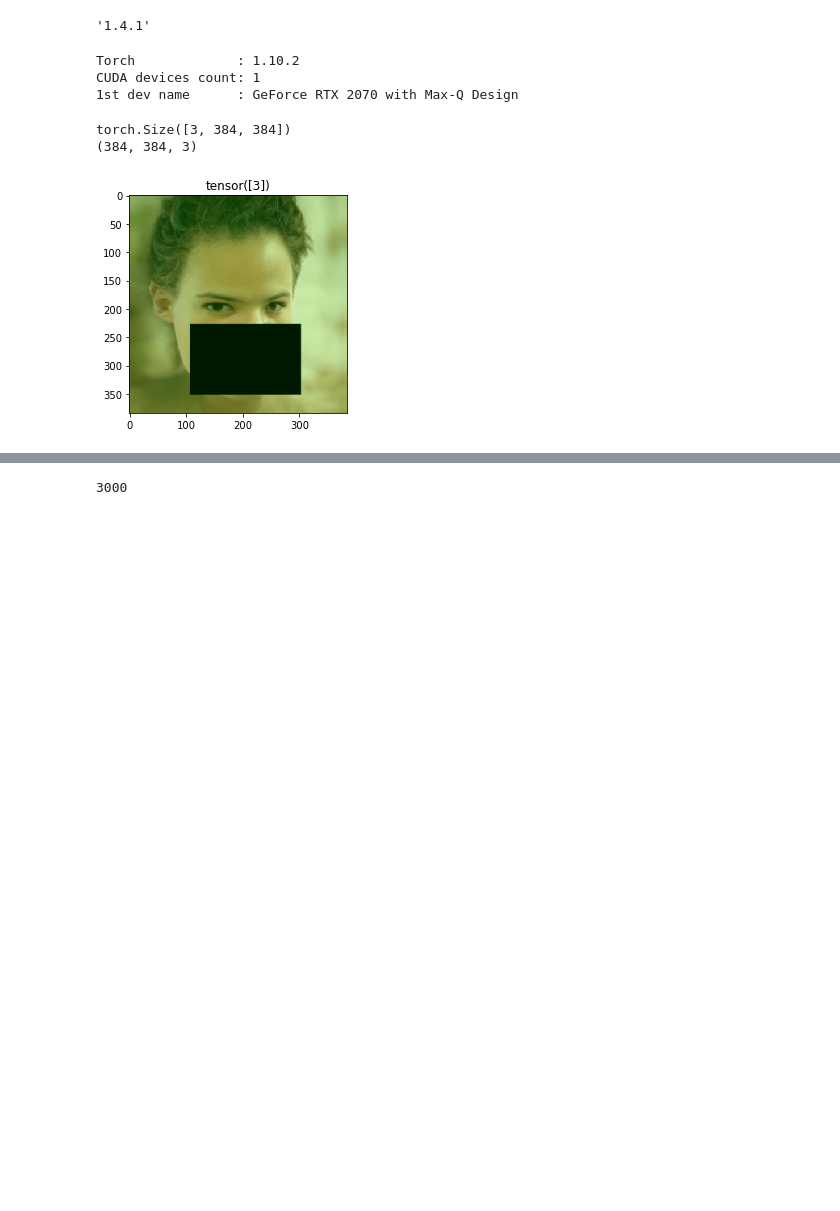
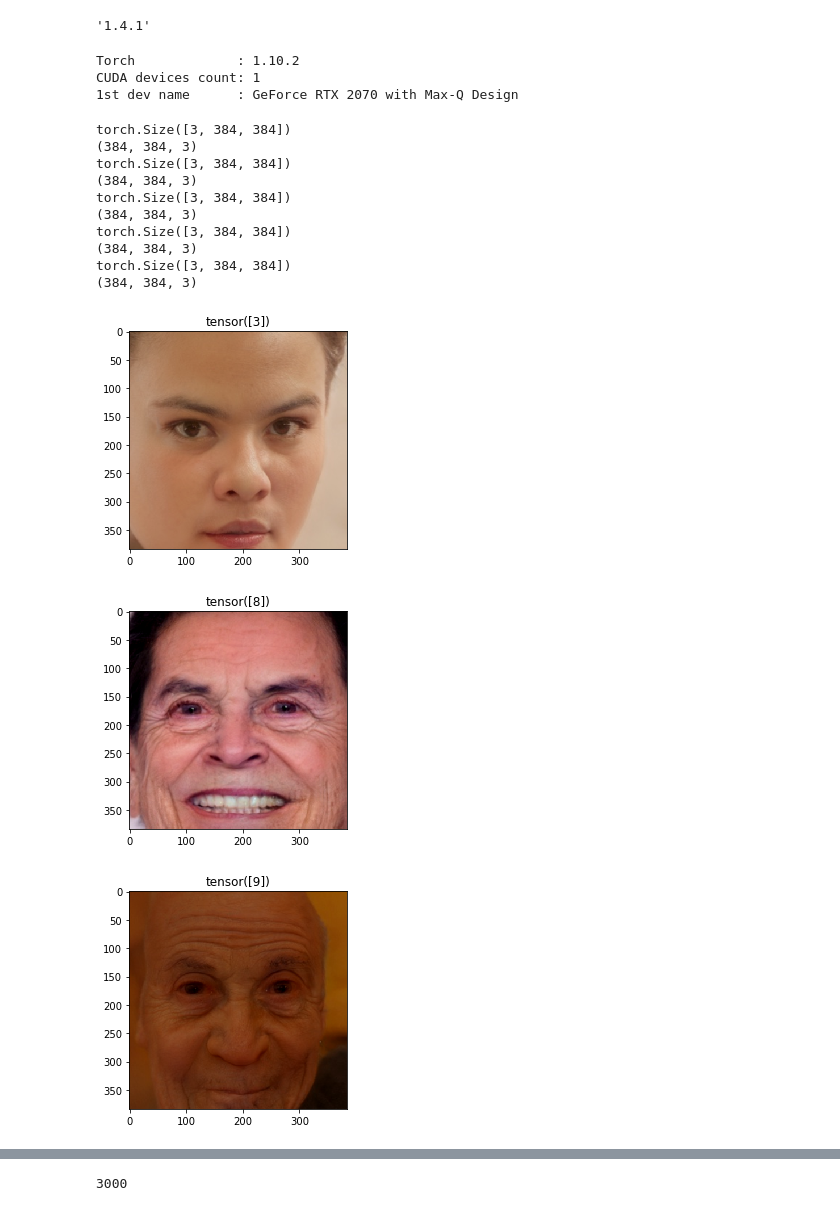
Before and after one commit to deepdrivepl/aicrowd-blitz-faces-2022, a Jupyter notebook: age-prediction/age_cls.ipynb, the cells around one changed output, grey strips where cells are left out. Cells and saved outputs as stored; diff of their text form; code cells hidden in the pictures; blank space fills up the shorter version.

```diff
--- a/age-prediction/age_cls.ipynb
+++ b/age-prediction/age_cls.ipynb
@@ -98,8 +98,8 @@ class AgeDataset(torch.utils.data.Dataset):
         age = self.Ages.index(self.dataframe.iloc[idx, 1])
         age = torch.Tensor(np.array([age]).reshape(-1)).long()
 
-        if self.erase:
-            image = random_erase(image)
+#         if self.erase:
+#             image = random_erase(image)
 
         if self.transform is not None:
             image = self.transform(image)
@@ -462,7 +467,7 @@ augmentations = A.Compose(
                 A.HorizontalFlip(p=0.5),
                 A.OneOf([
                     A.OpticalDistortion(p=0.5),
-                    A.GridDistortion(p=.5),
+                    A.GridDistortion(p=.01),
                     A.PiecewiseAffine(p=0.5),
                 ], p=0.5),
                 A.OneOf([
@@ -470,7 +475,7 @@ augmentations = A.Compose(
                     A.Sharpen(),
                     A.Emboss(),
                     A.RandomBrightnessContrast(),
-                ], p=0.5),
+                ], p=0.75),
 #                 A.OneOf([A.Solarize(),
 #                          A.Superpixels(),
 #                          A.Posterize()]),
@@ -480,26 +485,40 @@ augmentations = A.Compose(
 #                 A.ImageCompression(quality_lower=20, quality_upper=90,p=0.5)
                 ])
 
-transform_train = transforms.Compose([transforms.Resize([train_size, train_size]),
+crop=300
+
+transform_train = transforms.Compose([transforms.CenterCrop(crop),transforms.Resize([train_size, train_size]),
                               transforms.Lambda(lambda img: np.array(img)),
                               transforms.Lambda(lambda img: augmentations(image=img)['image']),
                                       transforms.ToTensor(),
                                       transforms.Normalize(mean=(0.5, 0.5, 0.5), std=(0.5, 0.5, 0.5)),
                                      ])
 
-transform_val = transforms.Compose([
+transform_val = transforms.Compose([transforms.CenterCrop(crop),
     transforms.Resize([test_size, test_size]),
     transforms.ToTensor(),
     transforms.Normalize(mean=(0.5, 0.5, 0.5), std=(0.5, 0.5, 0.5))])
 # %%
-for b in AgeDataset('data/train.csv', 'data/train', transform=transform_train, erase=True):
+for i,b in enumerate(AgeDataset('data/train.csv', 'data/train', transform=transform_train, erase=True)):
+    plt.figure()
     plt.title(b['age'])
     print(b['image'].shape)
     img = torch.permute(UnNormalize(mean=(0.5, 0.5, 0.5), std=(0.5, 0.5, 0.5))(b['image']), (1,2,0)).numpy()
     print(img.shape)
     plt.imshow(img)
-    break
+    if i>3:
+        break
 # %% [output]
 torch.Size([3, 384, 384])
 (384, 384, 3)
+torch.Size([3, 384, 384])
+(384, 384, 3)
+torch.Size([3, 384, 384])
+(384, 384, 3)
+torch.Size([3, 384, 384])
+(384, 384, 3)
+torch.Size([3, 384, 384])
+(384, 384, 3)
-[figure, old version]
+[figure, new version]
+[figure, added]
+[figure, added]
```
Also changed, not shown: parts of 24 cells of this notebook.
